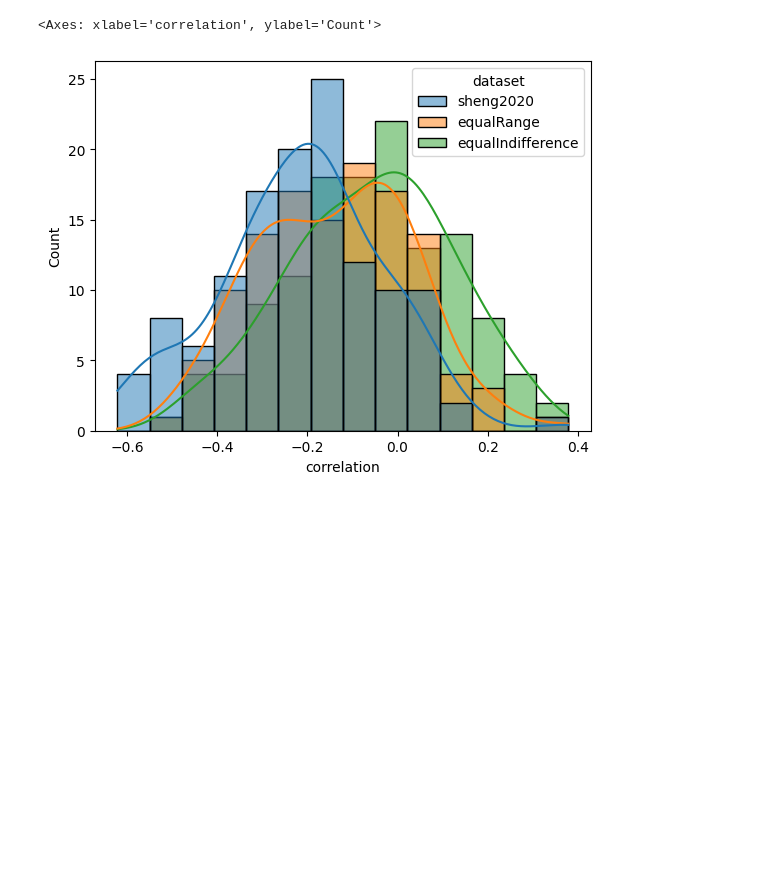
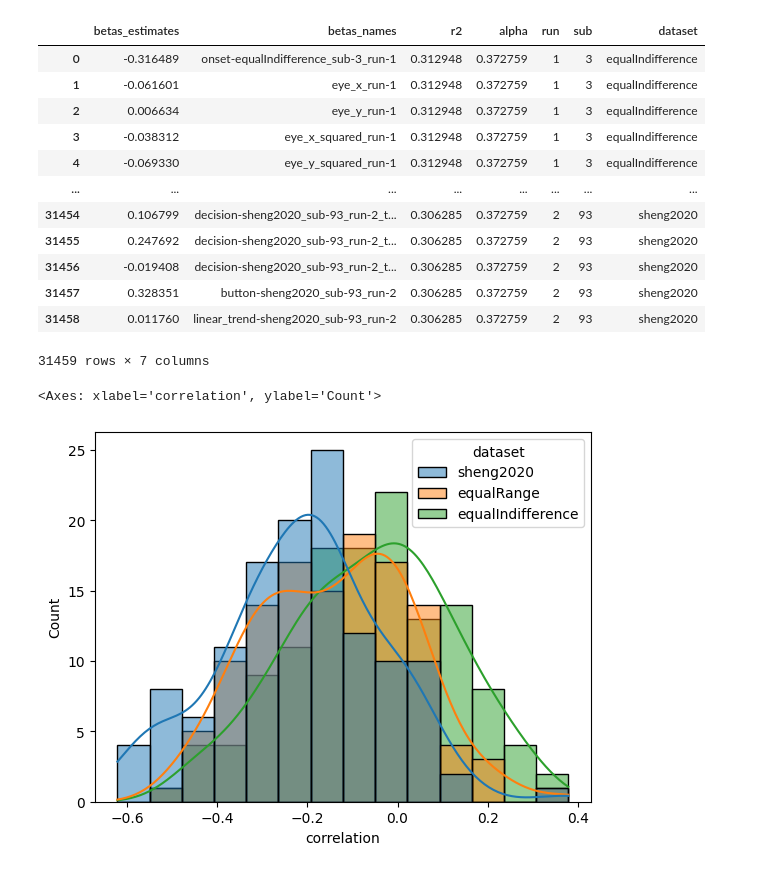
Before and after one commit to GusStgoReyes/riskhistory, a Jupyter notebook: figures_pupil/visualize_pupil_fits.ipynb, the cells around one changed output. Saved outputs shown, nothing was run; the diff lists cells and outputs as text; code cells hidden in the pictures; blank space fills up the shorter version.

```diff
--- a/figures_pupil/visualize_pupil_fits.ipynb
+++ b/figures_pupil/visualize_pupil_fits.ipynb
@@ -16,6 +16,22 @@ dataset = "equalIndifference"
 run = 4
 # %%
 betas = pd.read_csv("/Users/gustxsr/Documents/Stanford/PoldrackLab/github/riskhistory/results/setup_pupilbetas/pupilbetas_glm_results.csv")
+# %%
+betas
+# %% [output]
+|  | betas_estimates | betas_names | r2 | alpha | run | sub | dataset |
+| 0 | -0.316489 | onset-equalIndifference_sub-3_run-1 | 0.312948 | 0.372759 | 1 | 3 | equalIndifference |
+| 1 | -0.061601 | eye_x_run-1 | 0.312948 | 0.372759 | 1 | 3 | equalIndifference |
+| 2 | 0.006634 | eye_y_run-1 | 0.312948 | 0.372759 | 1 | 3 | equalIndifference |
+| 3 | -0.038312 | eye_x_squared_run-1 | 0.312948 | 0.372759 | 1 | 3 | equalIndifference |
+| 4 | -0.069330 | eye_y_squared_run-1 | 0.312948 | 0.372759 | 1 | 3 | equalIndifference |
+| ... | ... | ... | ... | ... | ... | ... | ... |
+| 31454 | 0.106799 | decision-sheng2020_sub-93_run-2_t... | 0.306285 | 0.372759 | 2 | 93 | sheng2020 |
+| 31455 | 0.247692 | decision-sheng2020_sub-93_run-2_t... | 0.306285 | 0.372759 | 2 | 93 | sheng2020 |
+| 31456 | -0.019408 | decision-sheng2020_sub-93_run-2_t... | 0.306285 | 0.372759 | 2 | 93 | sheng2020 |
+| 31457 | 0.328351 | button-sheng2020_sub-93_run-2 | 0.306285 | 0.372759 | 2 | 93 | sheng2020 |
+| 31458 | 0.011760 | linear_trend-sheng2020_sub-93_run-2 | 0.306285 | 0.372759 | 2 | 93 | sheng2020 |
+31459 rows × 7 columns
 # %%
 decision = betas[betas['betas_names'].str.contains("decision")].copy().reset_index()
 decision["trial"] = (
```
Also changed, not shown: parts of 10 cells of this notebook, 8 other files.
